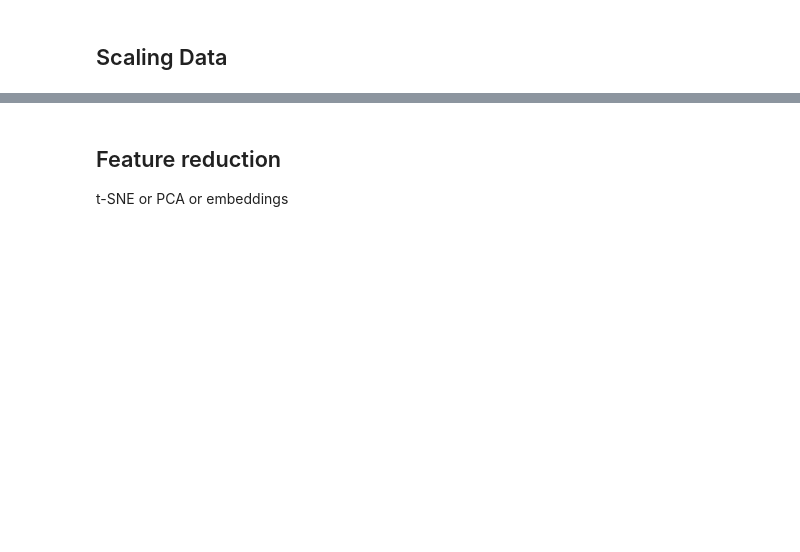
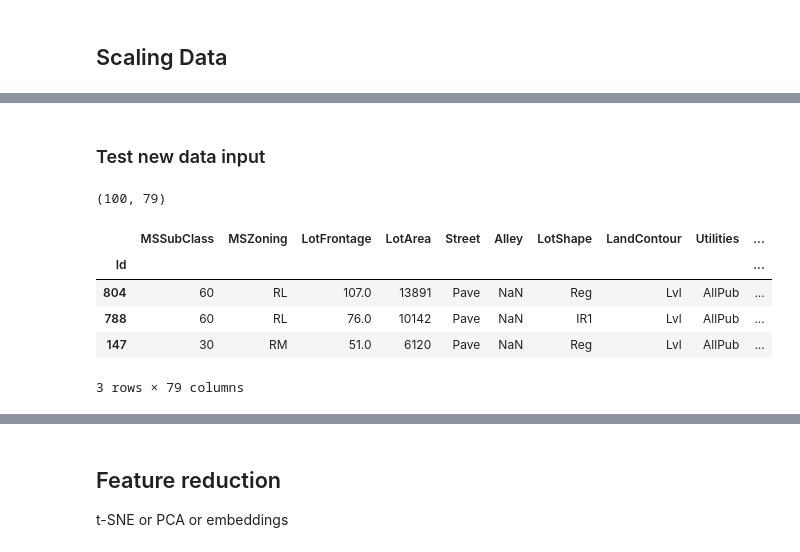
Before and after one commit to datasciencewithpinaki/ML_Templates, a Jupyter notebook: exploration.ipynb, the cells around one changed output, grey strips where cells are left out. Saved outputs shown, nothing was run; the diff lists cells and outputs as text; code cells hidden in the pictures; blank space fills up the shorter version.

```diff
--- a/exploration.ipynb
+++ b/exploration.ipynb
@@ -462,0 +494,14 @@ To be incorporated later
+# %% [markdown]
+### Test new data input
+# %%
+new_df = data_raw.drop(target_feature, axis=1).sample(100)
+new_df.shape
+new_df.head(3)
+# %% [output]
+(100, 79)
+|  | MSSubClass | MSZoning | LotFrontage | LotArea | Street | Alley | LotShape | LandContour | Utilities | ... |
+| Id |  |  |  |  |  |  |  |  |  | ... |
+| 804 | 60 | RL | 107.0 | 13891 | Pave | NaN | Reg | Lvl | AllPub | ... |
+| 788 | 60 | RL | 76.0 | 10142 | Pave | NaN | IR1 | Lvl | AllPub | ... |
+| 147 | 30 | RM | 51.0 | 6120 | Pave | NaN | Reg | Lvl | AllPub | ... |
+3 rows × 79 columns
```
Also changed, not shown: parts of 28 cells of this notebook, 2 other files.
